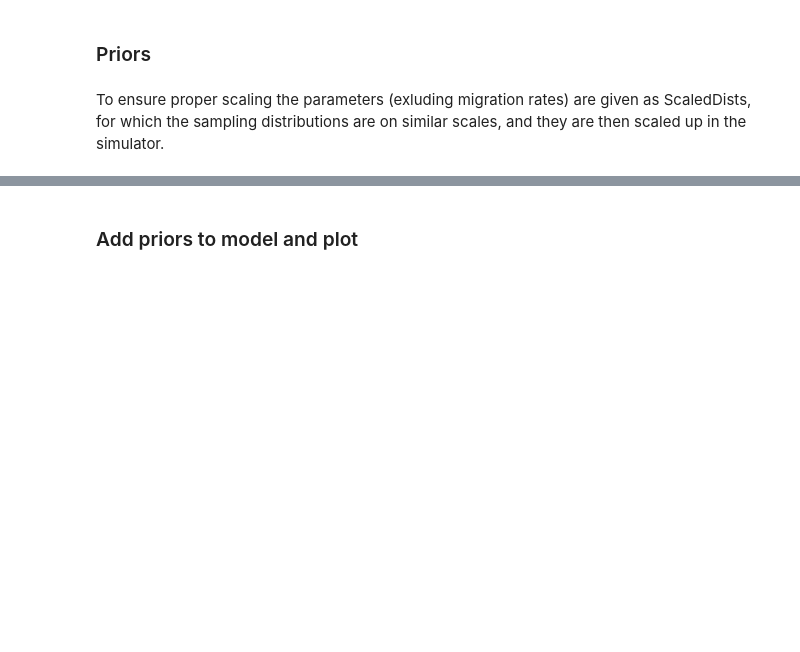
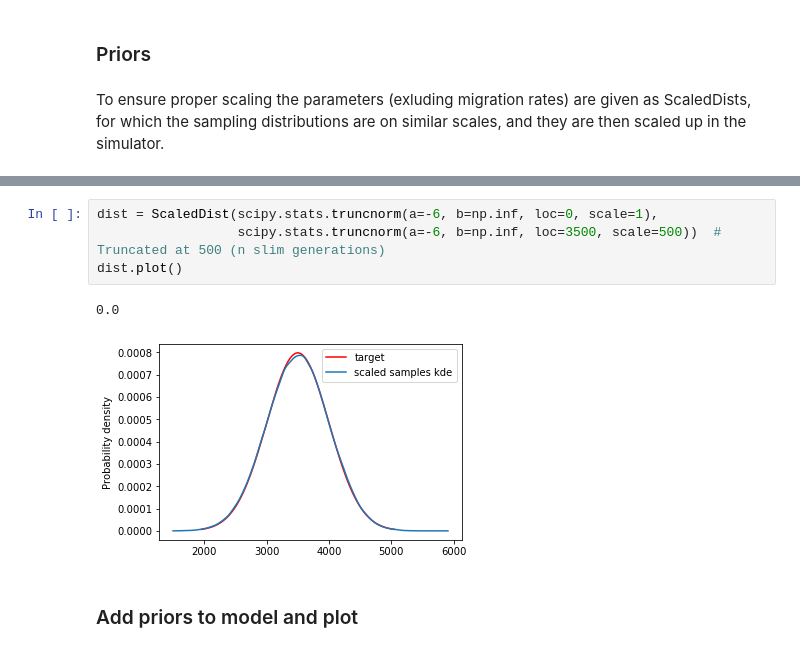
Before and after one commit to danielward27/wildcats, a Jupyter notebook: scripts/elfi_example_scaled.ipynb, the cells around one changed output, grey strips where cells are left out. Cells and saved outputs as stored; diff of their text form; blank space fills up the shorter version.

```diff
--- a/scripts/elfi_example_scaled.ipynb
+++ b/scripts/elfi_example_scaled.ipynb
@@ -57,3 +67,10 @@ priors = {**scaled_priors, **mig_rate_priors}
+# %%
+dist = ScaledDist(scipy.stats.truncnorm(a=-6, b=np.inf, loc=0, scale=1),
+                  scipy.stats.truncnorm(a=-6, b=np.inf, loc=3500, scale=500))  # Truncated at 500 (n slim generations)
+dist.plot()
+# %% [output]
+0.0
+[figure, added]
 # %% [markdown]
 ### Add priors to model and plot
 # %%
```
Also changed, not shown: parts of 24 cells of this notebook, 9 other files.
